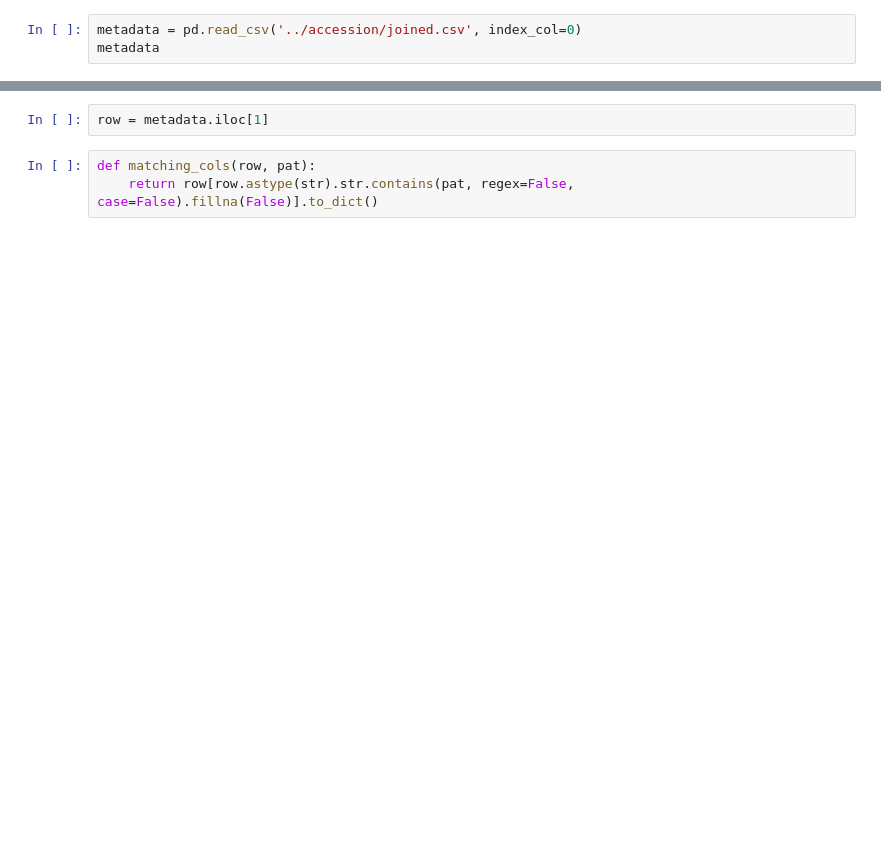
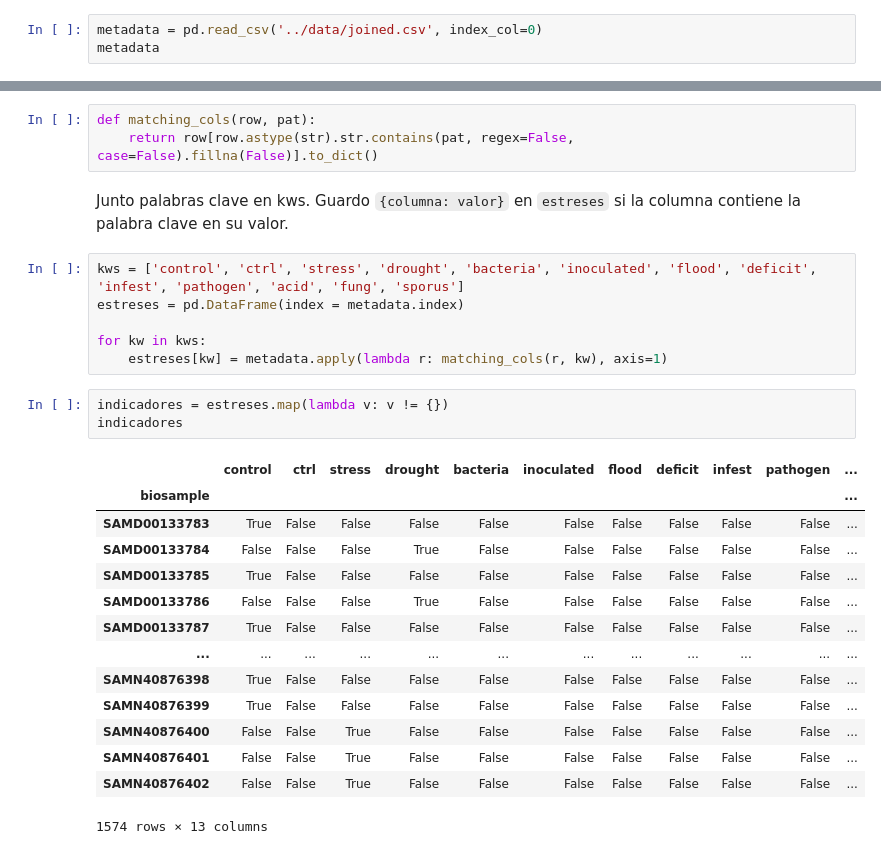
Before and after one commit to freire-guido/soy-biomarkers, a Jupyter notebook: estres/sample.ipynb, the cells around one changed output, grey strips where cells are left out. Drawn from its saved outputs; the diff is of its cells as text; blank space fills up the shorter version.

Commit message:
condicion estres

````diff
--- a/estres/sample.ipynb
+++ b/estres/sample.ipynb
@@ -1,7 +1,7 @@
 # %%
 import pandas as pd
 # %%
-metadata = pd.read_csv('../accession/joined.csv', index_col=0)
+metadata = pd.read_csv('../data/joined.csv', index_col=0)
 metadata
 # %% [output]
 |  | acc | assay_type | center_name | consent | experiment | sample_name | instrument | librarylayout | ... |
@@ -18,8 +18,32 @@ metadata
 | SAMN41829224 | SRR29409031 | RNA-Seq | KANSAS STATE UNIVERSITY | public | SRX24922518 | Soybean311 | NextSeq 500 | SINGLE | ... |
 | SAMN41829225 | SRR29409030 | RNA-Seq | KANSAS STATE UNIVERSITY | public | SRX24922519 | Soybean312 | NextSeq 500 | SINGLE | ... |
 10992 rows × 275 columns
-# %%
-row = metadata.iloc[1]
 # %%
 def matching_cols(row, pat):
     return row[row.astype(str).str.contains(pat, regex=False, case=False).fillna(False)].to_dict()
+# %% [markdown]
+Junto palabras clave en kws. Guardo ```{columna: valor}``` en ```estreses``` si la columna contiene la palabra clave en su valor.
+# %%
+kws = ['control', 'ctrl', 'stress', 'drought', 'bacteria', 'inoculated', 'flood', 'deficit', 'infest', 'pathogen', 'acid', 'fung', 'sporus']
+estreses = pd.DataFrame(index = metadata.index)
+
+for kw in kws:
+    estreses[kw] = metadata.apply(lambda r: matching_cols(r, kw), axis=1)
+# %%
+indicadores = estreses.map(lambda v: v != {})
+indicadores
+# %% [output]
+|  | control | ctrl | stress | drought | bacteria | inoculated | flood | deficit | infest | pathogen | ... |
+| biosample |  |  |  |  |  |  |  |  |  |  | ... |
+| SAMD00133783 | True | False | False | False | False | False | False | False | False | False | ... |
+| SAMD00133784 | False | False | False | True | False | False | False | False | False | False | ... |
+| SAMD00133785 | True | False | False | False | False | False | False | False | False | False | ... |
+| SAMD00133786 | False | False | False | True | False | False | False | False | False | False | ... |
+| SAMD00133787 | True | False | False | False | False | False | False | False | False | False | ... |
+| ... | ... | ... | ... | ... | ... | ... | ... | ... | ... | ... | ... |
+| SAMN40876398 | True | False | False | False | False | False | False | False | False | False | ... |
+| SAMN40876399 | True | False | False | False | False | False | False | False | False | False | ... |
+| SAMN40876400 | False | False | True | False | False | False | False | False | False | False | ... |
+| SAMN40876401 | False | False | True | False | False | False | False | False | False | False | ... |
+| SAMN40876402 | False | False | True | False | False | False | False | False | False | False | ... |
+1574 rows × 13 columns
````
Also changed, not shown: parts of 10 cells of this notebook, 2 other files.
